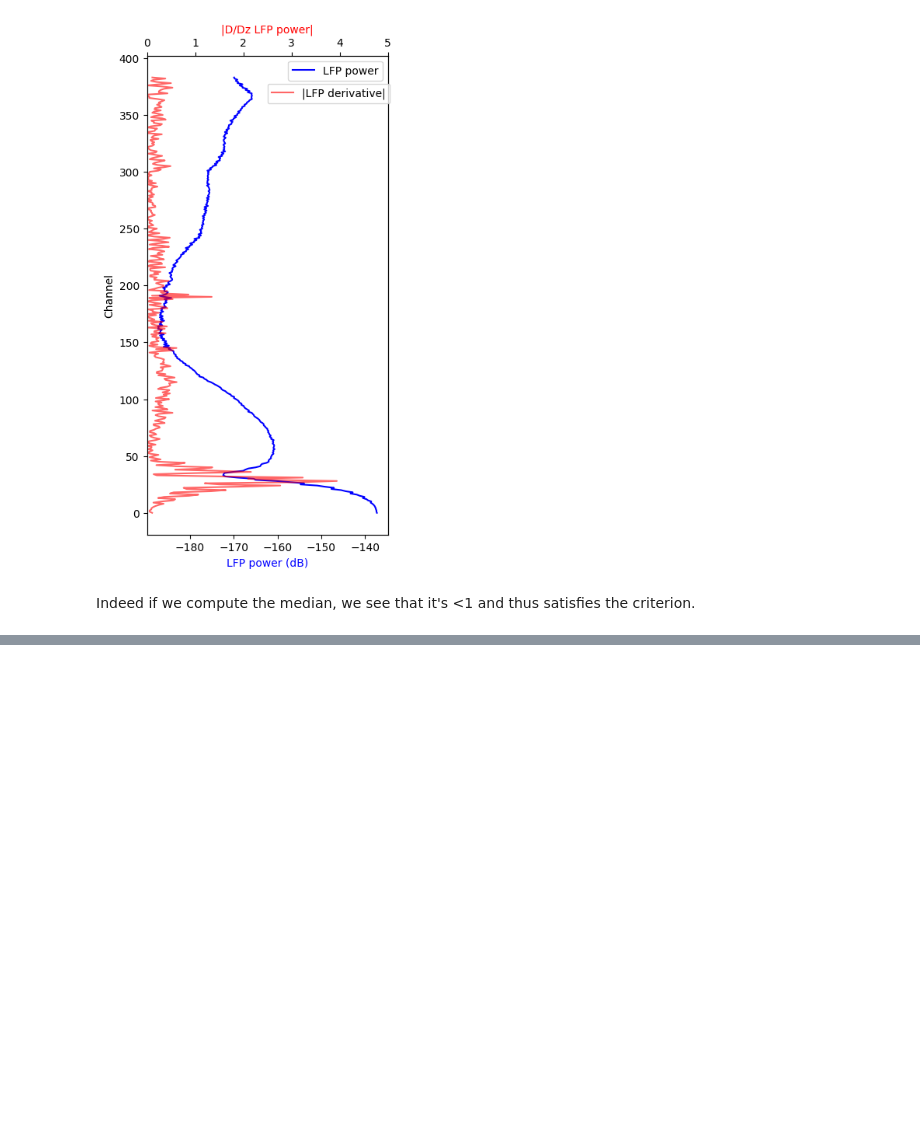
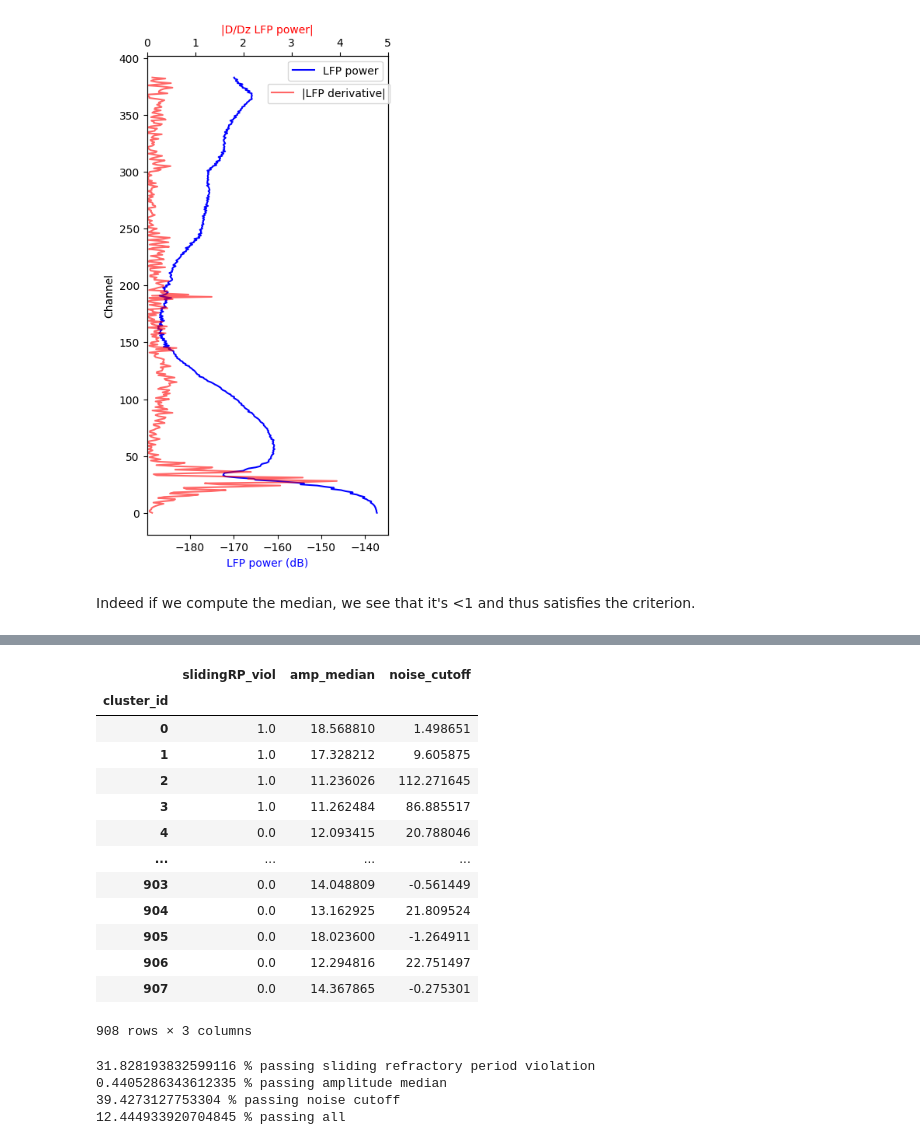
Before and after one commit to int-brain-lab/paper-reproducible-ephys, a Jupyter notebook: RIGOR_script.ipynb, the cells around one changed output, grey strips where cells are left out. Saved outputs shown, nothing was run; the diff lists cells and outputs as text; code cells hidden in the pictures; blank space fills up the shorter version.

```diff
--- a/RIGOR_script.ipynb
+++ b/RIGOR_script.ipynb
@@ -171,0 +220,34 @@ Median LFP power derivative: 0.18691789882998933
+# %%
+cols = ["slidingRP_viol", "amp_median", "noise_cutoff"]
+clusters.metrics[cols]
+# %% [output]
+|  | slidingRP_viol | amp_median | noise_cutoff |
+| cluster_id |  |  |  |
+| 0 | 1.0 | 18.568810 | 1.498651 |
+| 1 | 1.0 | 17.328212 | 9.605875 |
+| 2 | 1.0 | 11.236026 | 112.271645 |
+| 3 | 1.0 | 11.262484 | 86.885517 |
+| 4 | 0.0 | 12.093415 | 20.788046 |
+| ... | ... | ... | ... |
+| 903 | 0.0 | 14.048809 | -0.561449 |
+| 904 | 0.0 | 13.162925 | 21.809524 |
+| 905 | 0.0 | 18.023600 | -1.264911 |
+| 906 | 0.0 | 12.294816 | 22.751497 |
+| 907 | 0.0 | 14.367865 | -0.275301 |
+908 rows × 3 columns
+# %%
+num_units = len(clusters.metrics)
+passing_srp = sum(clusters.metrics["slidingRP_viol"] == 1) / num_units
+passing_amp = sum(clusters.metrics["amp_median"] > 50) / num_units
+passing_nc = sum(clusters.metrics["noise_cutoff"] < 5) / num_units
+passing_all = sum(clusters.metrics["label"] == 1) / num_units
+
+print(f"{100*passing_srp} % passing sliding refractory period violation")
+print(f"{100*passing_amp} % passing amplitude median")
+print(f"{100*passing_nc} % passing noise cutoff")
+print(f"{100*passing_all} % passing all")
+# %% [output]
+31.828193832599116 % passing sliding refractory period violation
+0.4405286343612335 % passing amplitude median
+39.4273127753304 % passing noise cutoff
+12.444933920704845 % passing all
```
Also changed, not shown: parts of 16 cells of this notebook.
